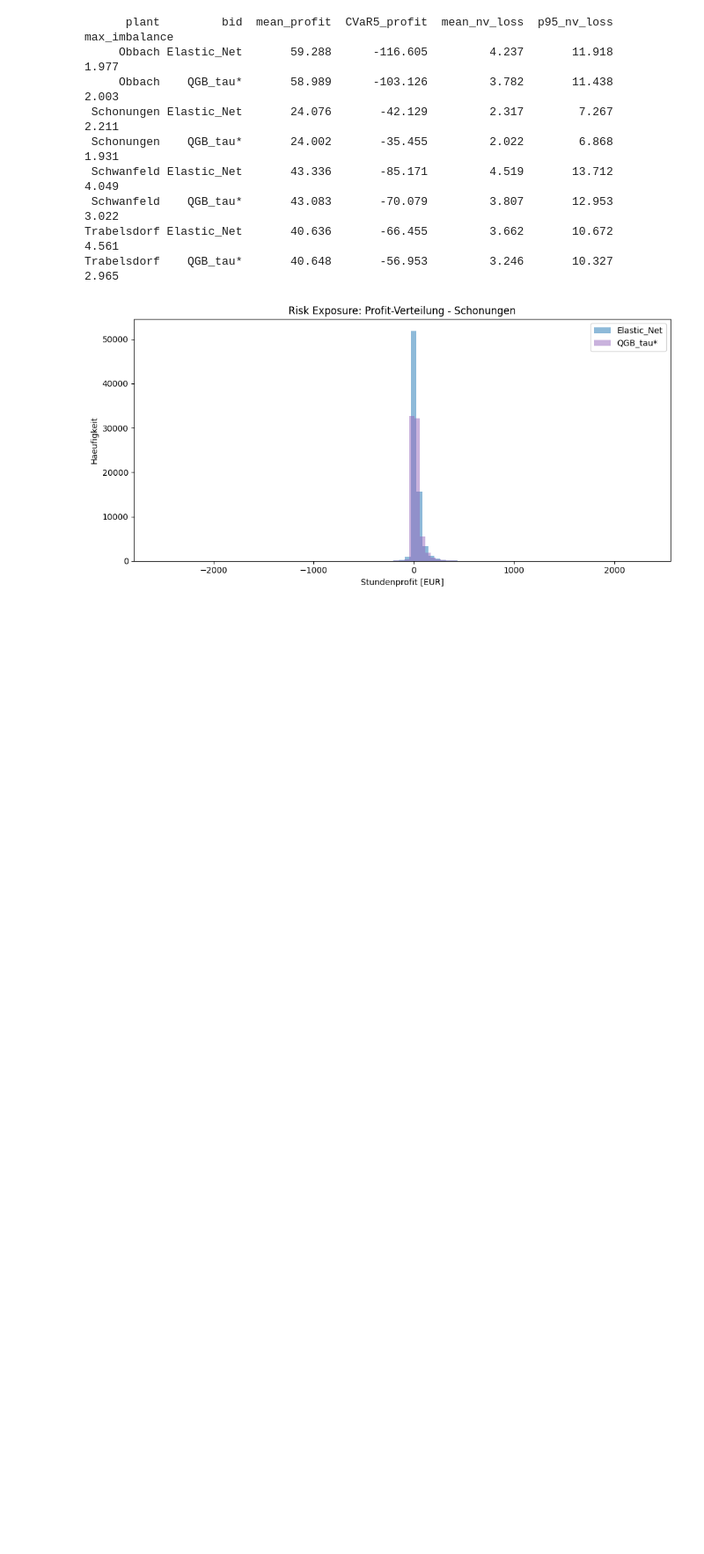
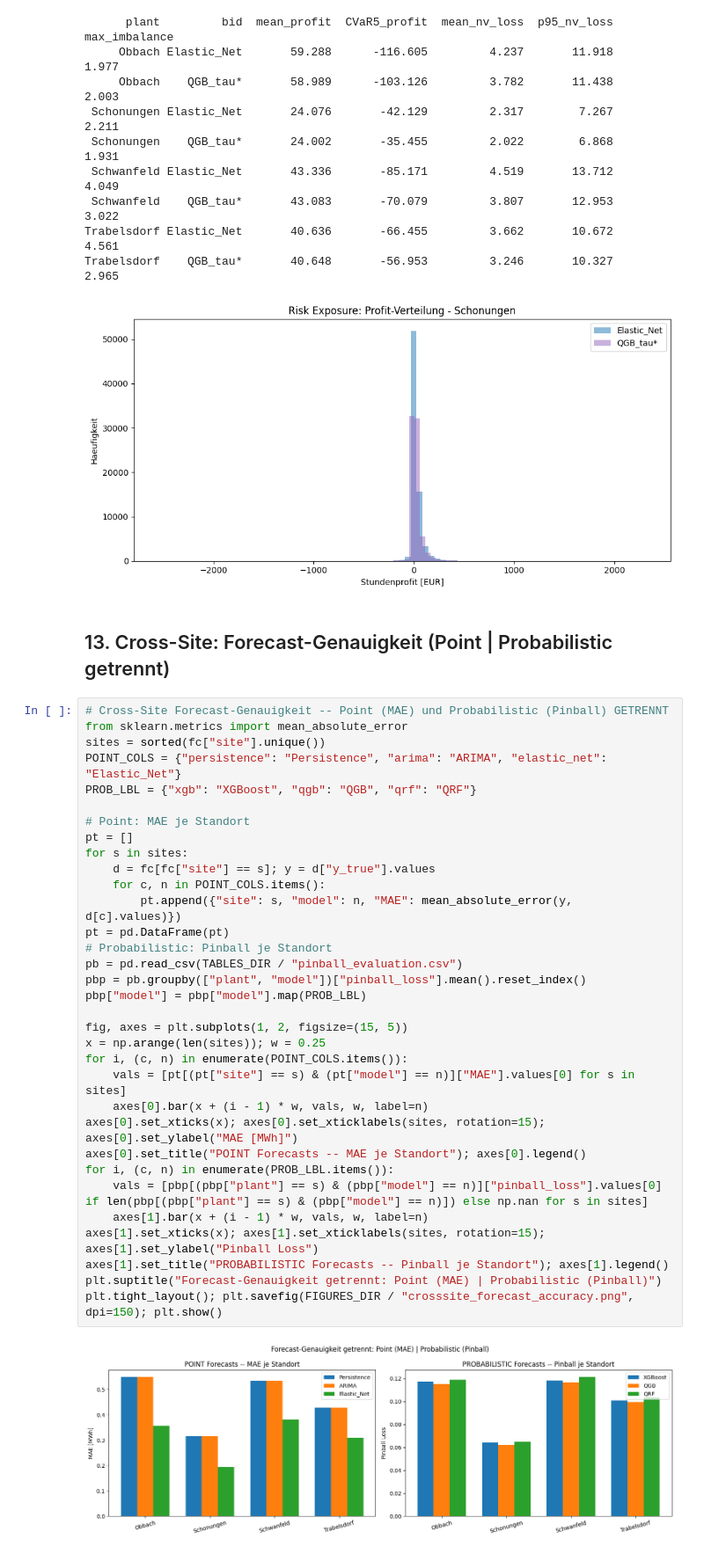
Before and after one commit to noahweis-uni/wind_bidding_project, a Jupyter notebook: notebooks/04_bidding_evaluation.ipynb, the cells around one changed output. Shown at 88% size. Cells and saved outputs as stored; diff of their text form; blank space fills up the shorter version.

```diff
--- a/notebooks/04_bidding_evaluation.ipynb
+++ b/notebooks/04_bidding_evaluation.ipynb
@@ -403,3 +403,40 @@ plt.tight_layout(); plt.savefig(FIGURES_DIR / "risk_profit_distribution.png", dp
 Trabelsdorf Elastic_Net       40.636       -66.455         3.662       10.672          4.561
 Trabelsdorf    QGB_tau*       40.648       -56.953         3.246       10.327          2.965
 [figure]
+# %% [markdown]
+## 13. Cross-Site: Forecast-Genauigkeit (Point | Probabilistic getrennt)
+# %%
+# Cross-Site Forecast-Genauigkeit -- Point (MAE) und Probabilistic (Pinball) GETRENNT
+from sklearn.metrics import mean_absolute_error
+sites = sorted(fc["site"].unique())
+POINT_COLS = {"persistence": "Persistence", "arima": "ARIMA", "elastic_net": "Elastic_Net"}
+PROB_LBL = {"xgb": "XGBoost", "qgb": "QGB", "qrf": "QRF"}
+
+# Point: MAE je Standort
+pt = []
+for s in sites:
+    d = fc[fc["site"] == s]; y = d["y_true"].values
+    for c, n in POINT_COLS.items():
+        pt.append({"site": s, "model": n, "MAE": mean_absolute_error(y, d[c].values)})
+pt = pd.DataFrame(pt)
+# Probabilistic: Pinball je Standort
+pb = pd.read_csv(TABLES_DIR / "pinball_evaluation.csv")
+pbp = pb.groupby(["plant", "model"])["pinball_loss"].mean().reset_index()
+pbp["model"] = pbp["model"].map(PROB_LBL)
+
+fig, axes = plt.subplots(1, 2, figsize=(15, 5))
+x = np.arange(len(sites)); w = 0.25
+for i, (c, n) in enumerate(POINT_COLS.items()):
+    vals = [pt[(pt["site"] == s) & (pt["model"] == n)]["MAE"].values[0] for s in sites]
+    axes[0].bar(x + (i - 1) * w, vals, w, label=n)
+axes[0].set_xticks(x); axes[0].set_xticklabels(sites, rotation=15); axes[0].set_ylabel("MAE [MWh]")
+axes[0].set_title("POINT Forecasts -- MAE je Standort"); axes[0].legend()
+for i, (c, n) in enumerate(PROB_LBL.items()):
+    vals = [pbp[(pbp["plant"] == s) & (pbp["model"] == n)]["pinball_loss"].values[0] if len(pbp[(pbp["plant"] == s) & (pbp["model"] == n)]) else np.nan for s in sites]
+    axes[1].bar(x + (i - 1) * w, vals, w, label=n)
+axes[1].set_xticks(x); axes[1].set_xticklabels(sites, rotation=15); axes[1].set_ylabel("Pinball Loss")
+axes[1].set_title("PROBABILISTIC Forecasts -- Pinball je Standort"); axes[1].legend()
+plt.suptitle("Forecast-Genauigkeit getrennt: Point (MAE) | Probabilistic (Pinball)")
+plt.tight_layout(); plt.savefig(FIGURES_DIR / "crosssite_forecast_accuracy.png", dpi=150); plt.show()
+# %% [output]
+[figure, added]
```
Also changed, not shown: parts of 2 cells of this notebook, 7 other files.
